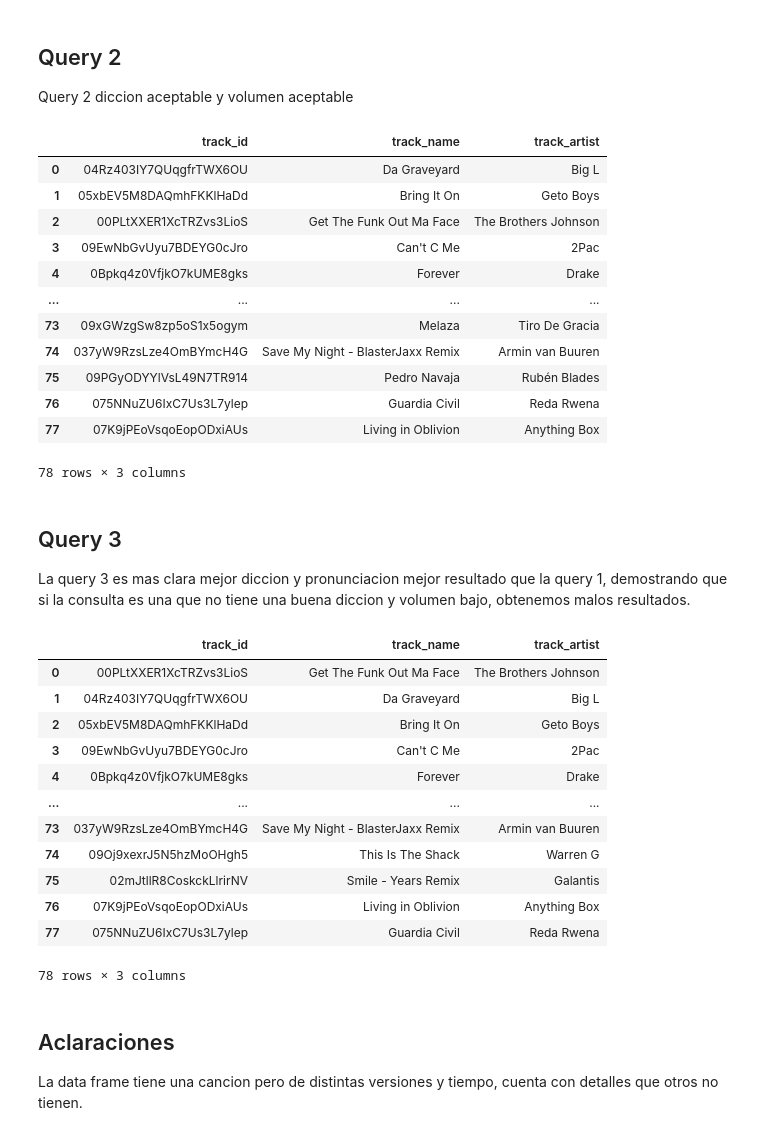
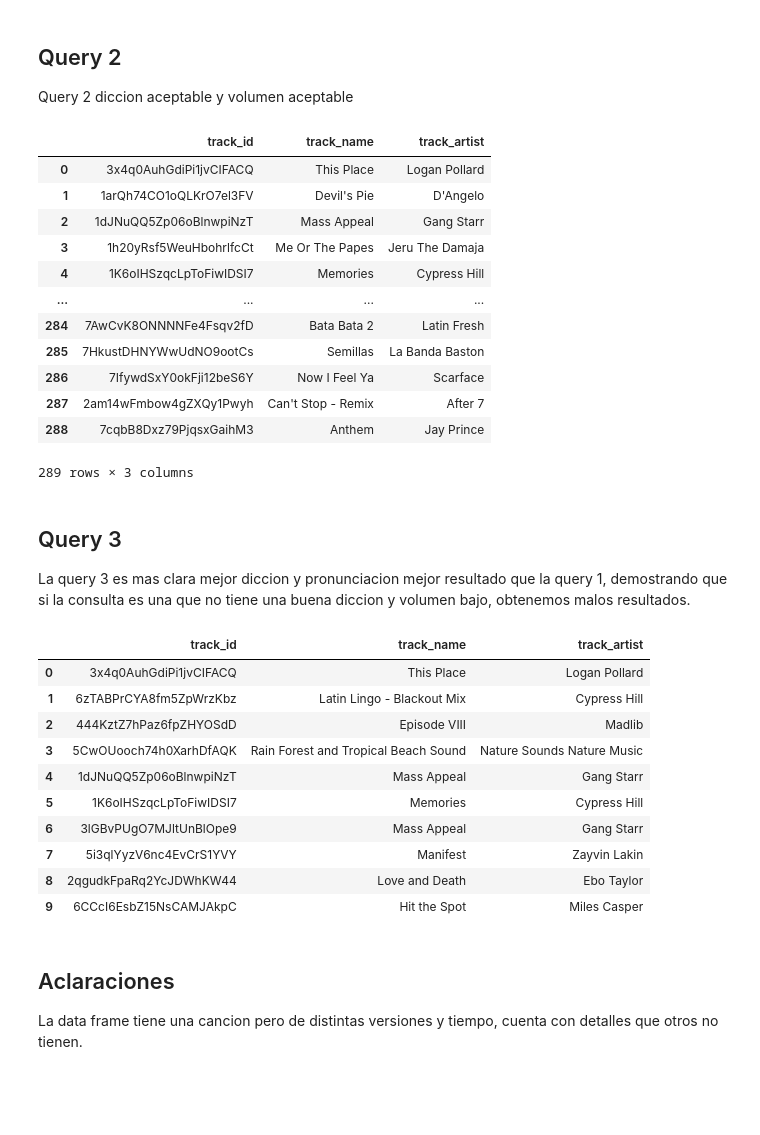
Before and after one commit to MatiasMaravi/BD2-Project2, a Jupyter notebook: knn/knn.ipynb, the cells around one changed output. Saved outputs shown, nothing was run; the diff lists cells and outputs as text; code cells hidden in the pictures; blank space fills up the shorter version.

```diff
--- a/knn/knn.ipynb
+++ b/knn/knn.ipynb
@@ -25,7 +25,7 @@ songs.head()
 # %% [markdown]
 Cargamos el csv de vector caracteristico de las canciones
 # %%
-features = pd.read_csv('../new_features.csv')
+features = pd.read_csv('../new_features2.csv')
 features.head()
 # %% [output]
 |  | track_id | f1 | f2 | f3 | f4 | f5 | f6 | f7 | f8 | f9 | ... | ... |
@@ -415,7 +415,7 @@ def extract_and_normalize_features(audio_path, normalized_combined_data):
     y, sr = librosa.load(audio_path)
 
     # Extraer características de audio (aquí puedes elegir las características que deseas)
-    features = librosa.feature.mfcc(y=y, sr=sr, n_mfcc=12000)  # Ahora, extraer 12000 coeficientes MFCC
+    features = librosa.feature.mfcc(y=y, sr=sr, n_mfcc=360)  # Ahora, extraer 12000 coeficientes MFCC
 
     # Asegurarse de que las características tengan el mismo tamaño que las del DataFrame normalized_combined_data
     max_length = normalized_combined_data.shape[1] - 4
@@ -426,7 +426,7 @@ def extract_and_normalize_features(audio_path, normalized_combined_data):
         features = np.pad(features, pad_width=((0, 0), (0, pad_width)))
 
     # Crear un DataFrame con las características del audio
-    audio_features = pd.DataFrame(features, columns=[f'feature_{i}' for i in range(1, 12001)])
+    audio_features = pd.DataFrame(features, columns=[f'feature_{i}' for i in range(1, 361)])
 
     # Convertir el DataFrame de características de audio a un array NumPy
     audio_features_array = audio_features.values
@@ -435,7 +435,7 @@ def extract_and_normalize_features(audio_path, normalized_combined_data):
     scaled_audio_features = scaler.transform(audio_features_array)
 
     # Convertir el array NumPy a un DataFrame
-    scaled_audio_features = pd.DataFrame(scaled_audio_features, columns=[f'feature_{i}' for i in range(1, 12001)])
+    scaled_audio_features = pd.DataFrame(scaled_audio_features, columns=[f'feature_{i}' for i in range(1, 361)])
 
     return scaled_audio_features
 # %% [markdown]
@@ -698,46 +692,44 @@ result
 ## Query 2
 Query 2 diccion aceptable y volumen aceptable
 # %%
-radius = 100
+radius = 15
 indices_within_radius = range_search(scaled_audio_features2, normalized_combined_data, radius)
 result = pd.DataFrame(indices_within_radius)
 result
 # %% [output]
 |  | track_id | track_name | track_artist |
-| 0 | 04Rz403IY7QUqgfrTWX6OU | Da Graveyard | Big L |
-| 1 | 05xbEV5M8DAQmhFKKlHaDd | Bring It On | Geto Boys |
-| 2 | 00PLtXXER1XcTRZvs3LioS | Get The Funk Out Ma Face | The Brothers Johnson |
-| 3 | 09EwNbGvUyu7BDEYG0cJro | Can't C Me | 2Pac |
-| 4 | 0Bpkq4z0VfjkO7kUME8gks | Forever | Drake |
+| 0 | 3x4q0AuhGdiPi1jvCIFACQ | This Place | Logan Pollard |
+| 1 | 1arQh74CO1oQLKrO7el3FV | Devil's Pie | D'Angelo |
+| 2 | 1dJNuQQ5Zp06oBlnwpiNzT | Mass Appeal | Gang Starr |
+| 3 | 1h20yRsf5WeuHbohrlfcCt | Me Or The Papes | Jeru The Damaja |
+| 4 | 1K6oIHSzqcLpToFiwIDSI7 | Memories | Cypress Hill |
 | ... | ... | ... | ... |
-| 73 | 09xGWzgSw8zp5oS1x5ogym | Melaza | Tiro De Gracia |
-| 74 | 037yW9RzsLze4OmBYmcH4G | Save My Night - BlasterJaxx Remix | Armin van Buuren |
-| 75 | 09PGyODYYlVsL49N7TR914 | Pedro Navaja | Rubén Blades |
-| 76 | 075NNuZU6IxC7Us3L7ylep | Guardia Civil | Reda Rwena |
-| 77 | 07K9jPEoVsqoEopODxiAUs | Living in Oblivion | Anything Box |
+| 284 | 7AwCvK8ONNNNFe4Fsqv2fD | Bata Bata 2 | Latin Fresh |
+| 285 | 7HkustDHNYWwUdNO9ootCs | Semillas | La Banda Baston |
+| 286 | 7IfywdSxY0okFji12beS6Y | Now I Feel Ya | Scarface |
+| 287 | 2am14wFmbow4gZXQy1Pwyh | Can't Stop - Remix | After 7 |
+| 288 | 7cqbB8Dxz79PjqsxGaihM3 | Anthem | Jay Prince |
-78 rows × 3 columns
+289 rows × 3 columns
 # %% [markdown]
 ## Query 3
 La query 3 es mas clara mejor diccion y pronunciacion mejor resultado que la query 1, demostrando que si la consulta es una que no tiene una buena diccion y volumen bajo, obtenemos malos resultados.
 # %%
-radius = 100
+radius = 15
 indices_within_radius = range_search(scaled_audio_features3, normalized_combined_data, radius)
 result = pd.DataFrame(indices_within_radius)
 result
 # %% [output]
 |  | track_id | track_name | track_artist |
-| 0 | 00PLtXXER1XcTRZvs3LioS | Get The Funk Out Ma Face | The Brothers Johnson |
-| 1 | 04Rz403IY7QUqgfrTWX6OU | Da Graveyard | Big L |
-| 2 | 05xbEV5M8DAQmhFKKlHaDd | Bring It On | Geto Boys |
-| 3 | 09EwNbGvUyu7BDEYG0cJro | Can't C Me | 2Pac |
-| 4 | 0Bpkq4z0VfjkO7kUME8gks | Forever | Drake |
-| ... | ... | ... | ... |
-| 73 | 037yW9RzsLze4OmBYmcH4G | Save My Night - BlasterJaxx Remix | Armin van Buuren |
-| 74 | 09Oj9xexrJ5N5hzMoOHgh5 | This Is The Shack | Warren G |
-| 75 | 02mJtllR8CoskckLlrirNV | Smile - Years Remix | Galantis |
-| 76 | 07K9jPEoVsqoEopODxiAUs | Living in Oblivion | Anything Box |
-| 77 | 075NNuZU6IxC7Us3L7ylep | Guardia Civil | Reda Rwena |
+| 0 | 3x4q0AuhGdiPi1jvCIFACQ | This Place | Logan Pollard |
+| 1 | 6zTABPrCYA8fm5ZpWrzKbz | Latin Lingo - Blackout Mix | Cypress Hill |
+| 2 | 444KztZ7hPaz6fpZHYOSdD | Episode VIII | Madlib |
+| 3 | 5CwOUooch74h0XarhDfAQK | Rain Forest and Tropical Beach Sound | Nature Sounds Nature Music |
+| 4 | 1dJNuQQ5Zp06oBlnwpiNzT | Mass Appeal | Gang Starr |
+| 5 | 1K6oIHSzqcLpToFiwIDSI7 | Memories | Cypress Hill |
+| 6 | 3lGBvPUgO7MJltUnBlOpe9 | Mass Appeal | Gang Starr |
+| 7 | 5i3qlYyzV6nc4EvCrS1YVY | Manifest | Zayvin Lakin |
+| 8 | 2qgudkFpaRq2YcJDWhKW44 | Love and Death | Ebo Taylor |
+| 9 | 6CCcI6EsbZ15NsCAMJAkpC | Hit the Spot | Miles Casper |
-78 rows × 3 columns
 # %% [markdown]
 ## Aclaraciones
 
```
Also changed, not shown: parts of 28 cells of this notebook, 1 other file.
